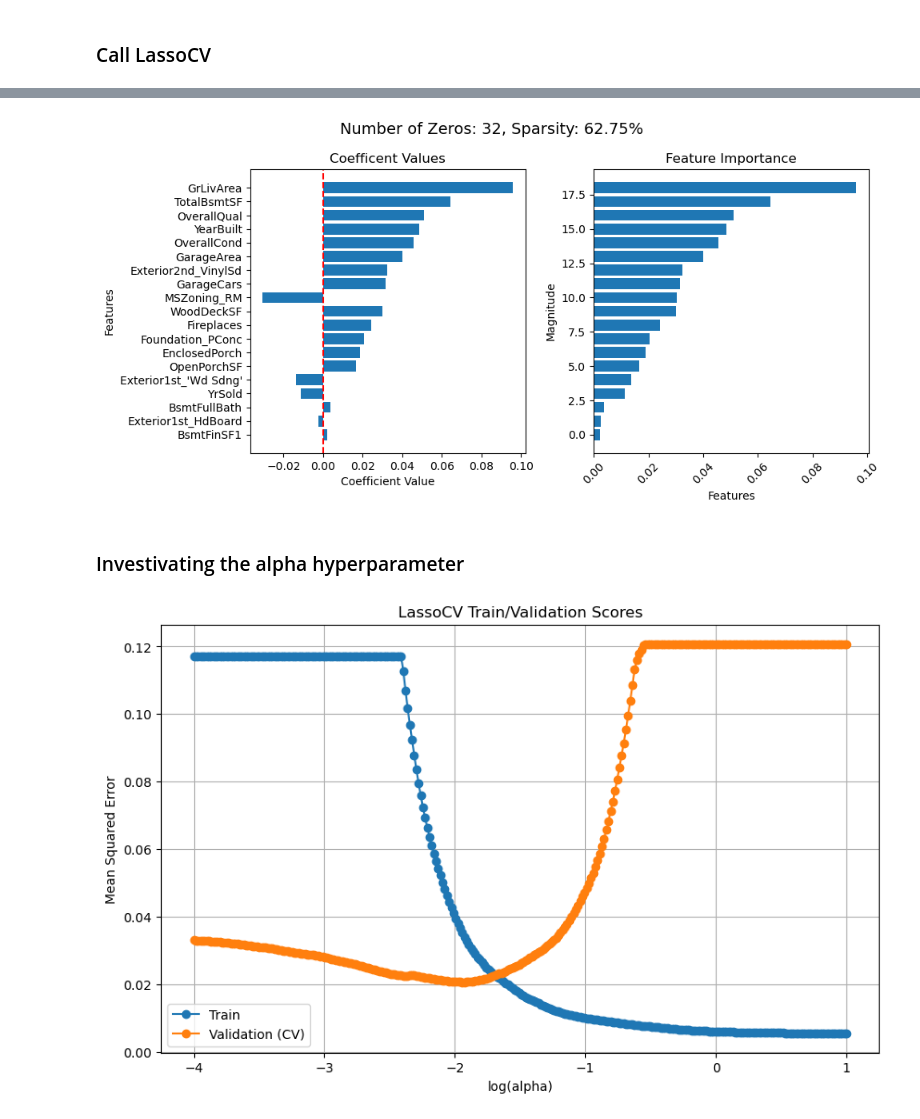
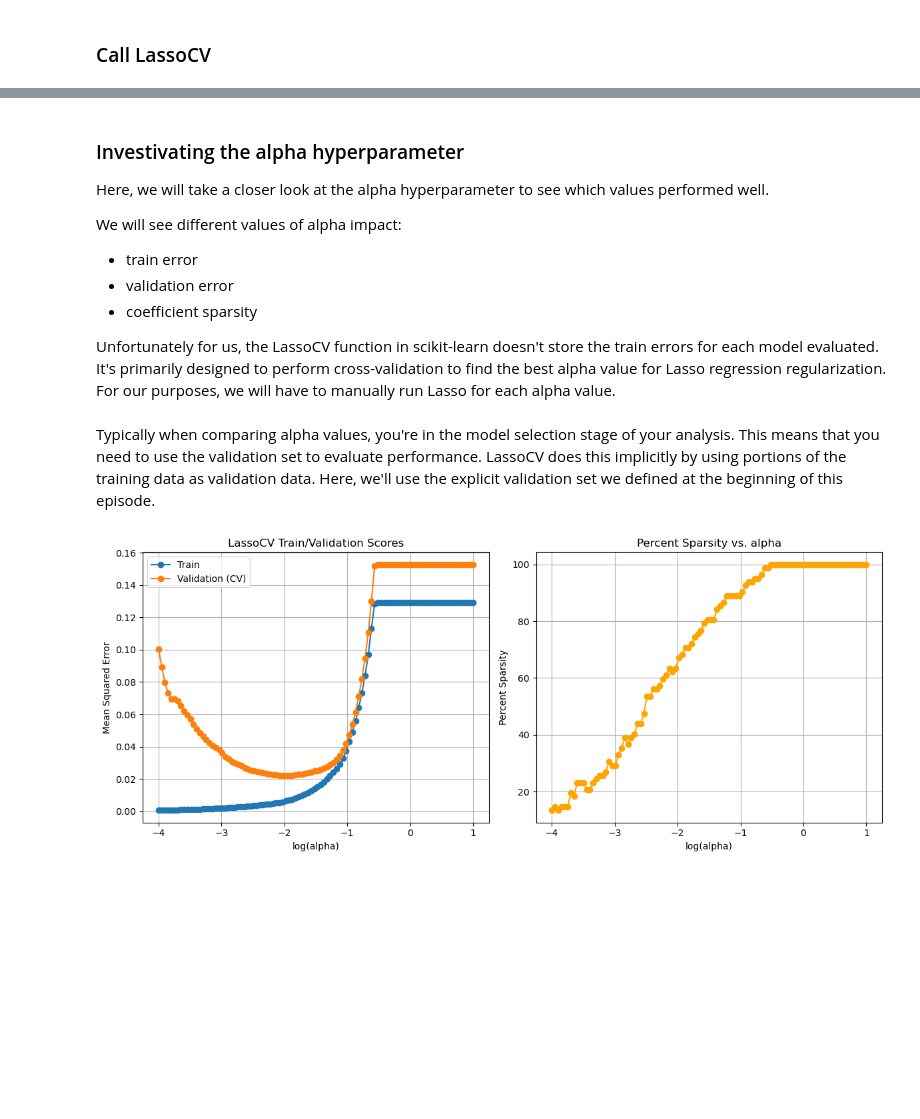
Before and after one commit to carpentries-incubator/high-dimensional-analysis-in-python, a Jupyter notebook: code/08-Regularization.ipynb, the cells around one changed output, grey strips where cells are left out. Saved outputs shown, nothing was run; the diff lists cells and outputs as text; code cells hidden in the pictures; blank space fills up the shorter version.

```diff
--- a/code/08-Regularization.ipynb
+++ b/code/08-Regularization.ipynb
@@ -79,8 +80,11 @@ from sklearn.linear_model import LassoCV
 Specify a range of alpha values. Typically, small alphas work well. However, you don't want to be so close to zero that you get no benefits from regularization (i.e., none of the coefs shrink to zero).
 # %%
 import numpy as np
-alphas = np.logspace(-4, 1, 300)
-print(alphas[0:10])
-max_iter = 100000
-cv = 5
+alphas = np.logspace(-4, 1, 100) # The alphas you want to evaluate during cross-validation
+alphas_with_zero = np.insert(alphas, 0, 0) # The unregularized model
+print(alphas_with_zero[0:10])
+
+max_iter = 100000 # This is the maximum number of iterations for which we want the model to run if it doesn’t converge before reaching this number. The default value is 1000
+
+cv = 5 # number of folds to use during cross-validation
 # %% [output]
@@ -89,5 +93,4 @@ cv = 5
 # %% [markdown]
 ### Call LassoCV
 # %%
-reg = LassoCV(alphas=alphas, cv=cv, max_iter=max_iter, random_state=0)
-reg = reg.fit(X_train_z, y_train)
+lasso_cv = LassoCV(alphas=alphas, cv=cv, max_iter=max_iter, random_state=0)
@@ -102,0 +106,3 @@ In summary, while coordinate descent is a convex algorithm, the random state arg
+# %%
+# fit the model
+best_lasso_model = lasso_cv.fit(X_train_z, y_train)
@@ -102,0 +117,3 @@ In summary, while coordinate descent is a convex algorithm, the random state arg
+# %%
+coefs = best_lasso_model.coef_
+coefs
@@ -179,39 +202,57 @@ coef_plot(coefs: pandas.core.series.Series, plot_const: bool = False, index: boo
-# %%
-fig = coef_plot(coefs=coef_matrix, plot_const=False, index=X_train_z.columns)
-# %% [output]
-[figure, old version]
 # %% [markdown]
 ### Investivating the alpha hyperparameter
+Here, we will take a closer look at the alpha hyperparameter to see which values performed well.
+
+We will see different values of alpha impact:
+* train error
+* validation error
+* coefficient sparsity
+
+Unfortunately for us, the LassoCV function in scikit-learn doesn't store the train errors for each model evaluated. It's primarily designed to perform cross-validation to find the best alpha value for Lasso regression regularization. For our purposes, we will have to manually run Lasso for each alpha value.
+# %% [markdown]
+Typically when comparing alpha values, you're in the model selection stage of your analysis. This means that you need to use the validation set to evaluate performance. LassoCV does this implicitly by using portions of the training data as validation data. Here, we'll use the explicit validation set we defined at the beginning of this episode.
 # %%
 import matplotlib.pyplot as plt
 # Calculate the corresponding training scores for each alpha and fold
 from sklearn.linear_model import Lasso
 train_scores = []
+val_scores = []
 
-preds = []
+perc_sparse_vals = []
 for alpha in alphas:
     lasso = Lasso(alpha=alpha, max_iter=max_iter)
     lasso.fit(X_train_z, y_train)
-    pred = lasso.predict(X_train_z)
-    preds.append(pred)
-    train_scores.append(np.mean((pred - y_train) ** 2))
+    coefs = lasso.coef_
+    percent_sparse = np.mean(coefs == 0) * 100
+    train_pred = lasso.predict(X_train_z)
+    val_pred = lasso.predict(X_val_z)
+    train_scores.append(np.mean((train_pred - y_train) ** 2))
+    val_scores.append(np.mean((val_pred - y_val) ** 2))
+    perc_sparse_vals.append(percent_sparse)
 
-# Retrieve the validation scores at each alpha and fold
-val_scores = trained_model.mse_path_
+# Create a grid of subplots
+fig, (ax1, ax2) = plt.subplots(1, 2, figsize=(12, 5))
 
 # Plot the training and validation scores
-plt.figure(figsize=(10, 6))
-plt.plot(np.log10(trained_model.alphas_), train_scores, label='Train', marker='o')
-plt.plot(np.log10(trained_model.alphas_), val_scores.mean(axis=1), label='Validation (CV)', marker='o')
-plt.xlabel('log(alpha)')
-plt.ylabel('Mean Squared Error')
-plt.title('LassoCV Train/Validation Scores')
-plt.legend()
-plt.grid(True)
+ax1.plot(np.log10(alphas), train_scores, label='Train', marker='o')
+ax1.plot(np.log10(alphas), val_scores, label='Validation (CV)', marker='o')
+ax1.set_xlabel('log(alpha)')
+ax1.set_ylabel('Mean Squared Error')
+ax1.set_title('LassoCV Train/Validation Scores')
+ax1.legend()
+ax1.grid(True)
+
+# Plot percent sparsity
+ax2.plot(np.log10(alphas), perc_sparse_vals, label='Percent Sparsity', marker='o', color='orange')
+ax2.set_xlabel('log(alpha)')
+ax2.set_ylabel('Percent Sparsity')
+ax2.set_title('Percent Sparsity vs. alpha')
+ax2.grid(True)
+
+# Adjust layout and display the plots
+plt.tight_layout()
 plt.savefig('..//fig//regression//regularize//alpha_cv_results.png', bbox_inches='tight', dpi=300, facecolor='white');
-
-plt.show()
 # %% [output]
-[figure, old version]
+[figure, new version]
 # %% [markdown]
 <img src="../fig/regression/regularize/alpha_cv_results.png"  align="center" width="60%" height="60%">
```
Also changed, not shown: parts of 30 cells of this notebook, 6 other files.
